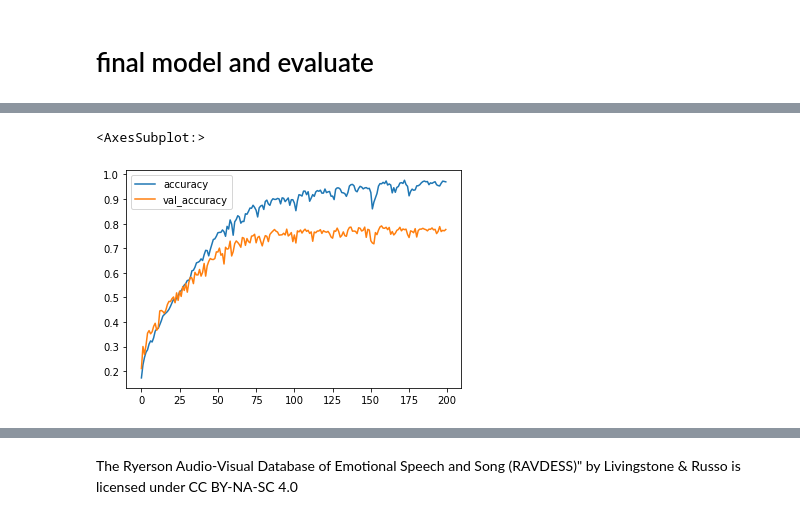
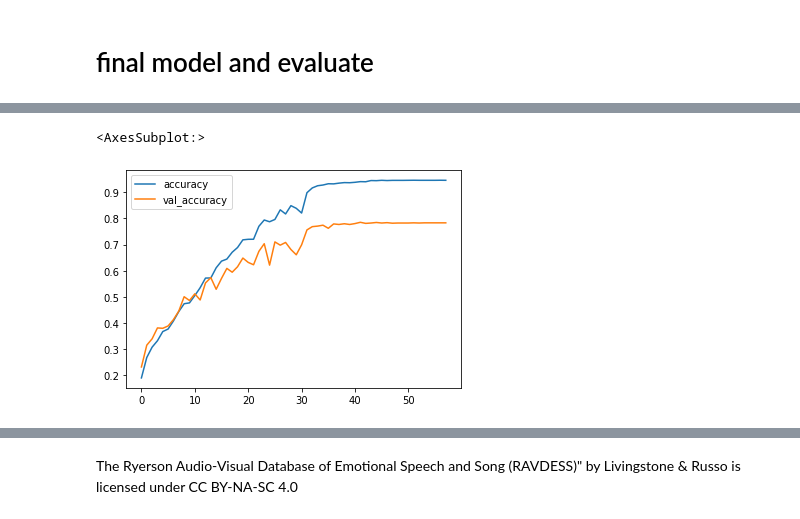
Before and after one commit to Jarvisarmy/-Theoretical_ML_Project, a Jupyter notebook: RAVDESS Emotional speech audio.ipynb, the cells around one changed output, grey strips where cells are left out. Drawn from its saved outputs; the diff is of its cells as text; code cells hidden in the pictures.

```diff
--- a/RAVDESS Emotional speech audio.ipynb
+++ b/RAVDESS Emotional speech audio.ipynb
@@ -296,7 +307,7 @@ def featuresGenerator(data,rate,paras):
         elif (para == "cqt"):
             features = np.hstack((features,generate_cqt(data, rate)))
         elif (para == "cens"):
-            features = np.hstack((features.generate_cens(data,rate)))
+            features = np.hstack((features,generate_cens(data,rate)))
         else:
             print("wrong features")
     return features
@@ -335,9 +360,6 @@ def get_features(paras,augs):
 # %% [markdown]
 <h2> define the function to build baseline model which used to be compared with other improved model </h2>
 # %%
-
-
-
 def build(x_train):
     model=Sequential()
     model.add(Conv1D(256, kernel_size=5, strides=1, padding='same', activation='relu', input_shape=(pd.DataFrame(x_train).shape[1], 1)))
@@ -346,13 +368,6 @@ def build(x_train):
     model.add(Conv1D(256, kernel_size=5, strides=1, padding='same', activation='relu'))
     model.add(MaxPooling1D(pool_size=5, strides = 2, padding = 'same'))
 
-    model.add(Conv1D(128, kernel_size=5, strides=1, padding='same', activation='relu'))
-    model.add(MaxPooling1D(pool_size=5, strides = 2, padding = 'same'))
-    model.add(Dropout(0.2))
-
-    model.add(Conv1D(64, kernel_size=5, strides=1, padding='same', activation='relu'))
-    model.add(MaxPooling1D(pool_size=5, strides = 2, padding = 'same'))
-
     model.add(Flatten())
     model.add(Dense(8))
     model.add(Activation('softmax'))
@@ -591,17 +832,38 @@ Epoch 30/30
 # %% [markdown]
 # final model and evaluate
+# %%
+def build_final(x_train):
+    model=Sequential()
+    model.add(Conv1D(256, kernel_size=5, strides=1, padding='same', activation='relu', input_shape=(pd.DataFrame(x_train).shape[1], 1)))
+    model.add(MaxPooling1D(pool_size=5, strides = 2, padding = 'same'))
+
+    model.add(Conv1D(256, kernel_size=5, strides=1, padding='same', activation='relu'))
+    model.add(MaxPooling1D(pool_size=5, strides = 2, padding = 'same'))
+    model.add(Conv1D(256, kernel_size=5, strides=1, padding='same', activation='relu'))
+    model.add(MaxPooling1D(pool_size=5, strides = 2, padding = 'same'))
+    model.add(Conv1D(256, kernel_size=5, strides=1, padding='same', activation='relu'))
+    model.add(MaxPooling1D(pool_size=5, strides = 2, padding = 'same'))
+
+    model.add(Flatten())
+    model.add(Dense(8))
+    model.add(Activation('softmax'))
+
+
+    model.compile(loss='categorical_crossentropy', optimizer='adam', metrics=['accuracy'])
+
+    return model
 # %%
-X,y = get_features(["mfcc","stft","mels","zcr","rms"],["noise","time_shift","time_stretch","pitch_shift"])
+X,y = get_features(["mfcc","mels","cqt"],["noise","time_shift","time_stretch","pitch_shift"])
 encoder = OneHotEncoder()
 y = encoder.fit_transform(np.array(y).reshape(-1,1)).toarray()
 x_train, x_rest, y_train, y_rest = train_test_split(X, y, random_state=0, test_size=0.4)
 x_test, x_val, y_test, y_val = train_test_split(x_rest,y_rest,random_state=0,test_size=0.5)
-model = build(x_train)
+model = build_final(x_train)
 x_train = np.expand_dims(x_train, axis=2)
 x_test = np.expand_dims(x_test, axis=2)
 x_val = np.expand_dims(x_val, axis=2)
 
-history=model.fit(x_train, y_train, batch_size=100, epochs=500, validation_data=(x_val, y_val))
+history=model.fit(x_train, y_train, batch_size=100, epochs=500, validation_data=(x_val, y_val),callbacks=callback_list_with_reduction)
 loss_history = pd.DataFrame(history.history)
 loss_history[['accuracy','val_accuracy']].plot()
 # %% [output]
@@ -625,2 +887,2 @@ Epoch 200/200
 <AxesSubplot:>
-[figure, old version]
+[figure, new version]
```
Also changed, not shown: parts of 20 cells of this notebook, 58 other files.
